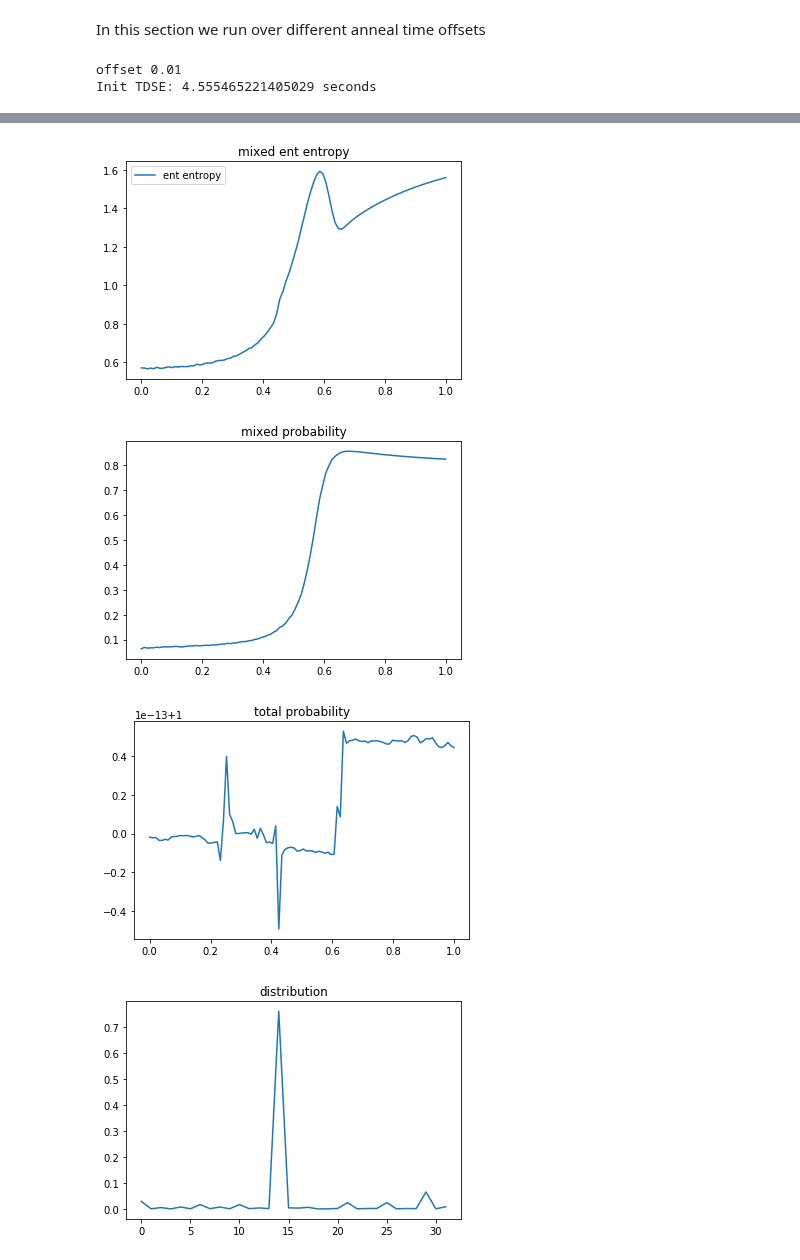
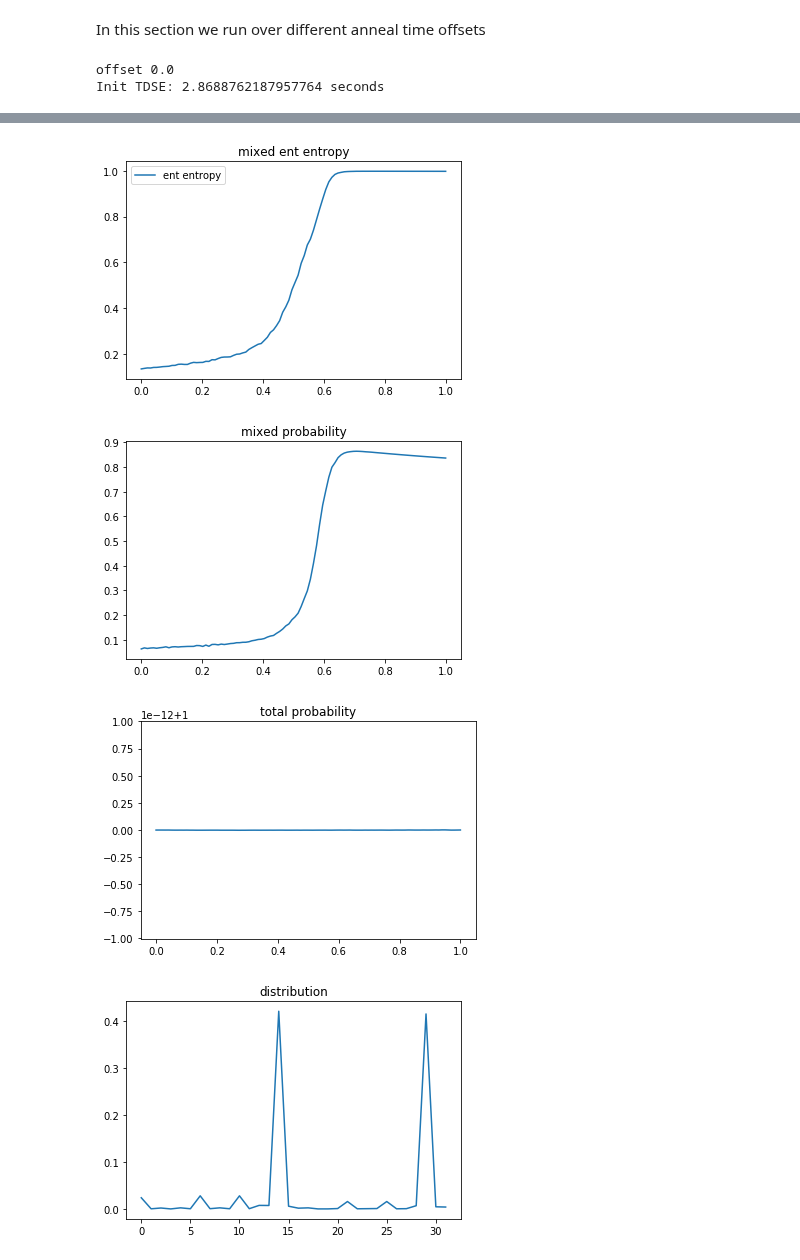
Before and after one commit to cchang5/quantum_linear_programming, a Jupyter notebook: notebooks/runs/run4.ipynb, the cells around one changed output, grey strips where cells are left out. Saved outputs shown, nothing was run; the diff lists cells and outputs as text; code cells hidden in the pictures.

```diff
--- a/notebooks/runs/run4.ipynb
+++ b/notebooks/runs/run4.ipynb
@@ -128,9 +128,9 @@ fill_value = "extrapolate"
 Parameters to solve the ODE. See also `scipy.integrate.solve_ivp`.
 # %%
 solver_params = dict()
-solver_params["method"] = "BDF"
-solver_params["rtol"] = 1e-6
-solver_params["atol"] = 1e-7
+solver_params["method"] = "RK45"
+solver_params["rtol"] = 1e-7
+solver_params["atol"] = 1e-8
 # %% [markdown]
 ## System parameters
 # %% [markdown]
@@ -147,7 +147,7 @@ pure_tdse = False
 
 mixed_tdse = True
 temp = 0.04
-gamma = 1/60 #1/300 # 1/ns
+gamma = 1/50 #1/300 # 1/ns
 # %% [markdown]
 ## Output parameters
 # %% [markdown]
@@ -169,7 +169,7 @@ In this section we run over different anneal time offsets
 
 # brute force solving time-dependent schrodinger equation to simulate quantum annealing for small systems
 result = dict()
-offset_min_list = [0.01]
+offset_min_list = [0.0]
 Aoffset = 0
 
 for offset_min in offset_min_list:
@@ -387,5 +387,5 @@ for offset_min in offset_min_list:
         plt.title("pure probability")
         print(f"Pure Final Prob: {query.prob[-1]}")
 # %% [output]
-offset 0.01
-Init TDSE: 4.555465221405029 seconds
+offset 0.0
+Init TDSE: 2.8688762187957764 seconds
@@ -408,9 +408,9 @@ Mixed Final Prob: 0.8248801824085962
 hi is [-0.1875, 0.25, 0.25, -0.375, -0.1875]
 final state 01110
-[figure, old version]
+[figure, new version]
-[figure, old version]
+[figure, new version]
-[figure, old version]
+[figure, new version]
-[figure, old version]
+[figure, new version]
 # %%
 ### from scipy.sparse.linalg import eigsh
 from numpy.linalg import eigh
```
Also changed, not shown: parts of 2 cells of this notebook, 29 other files.
